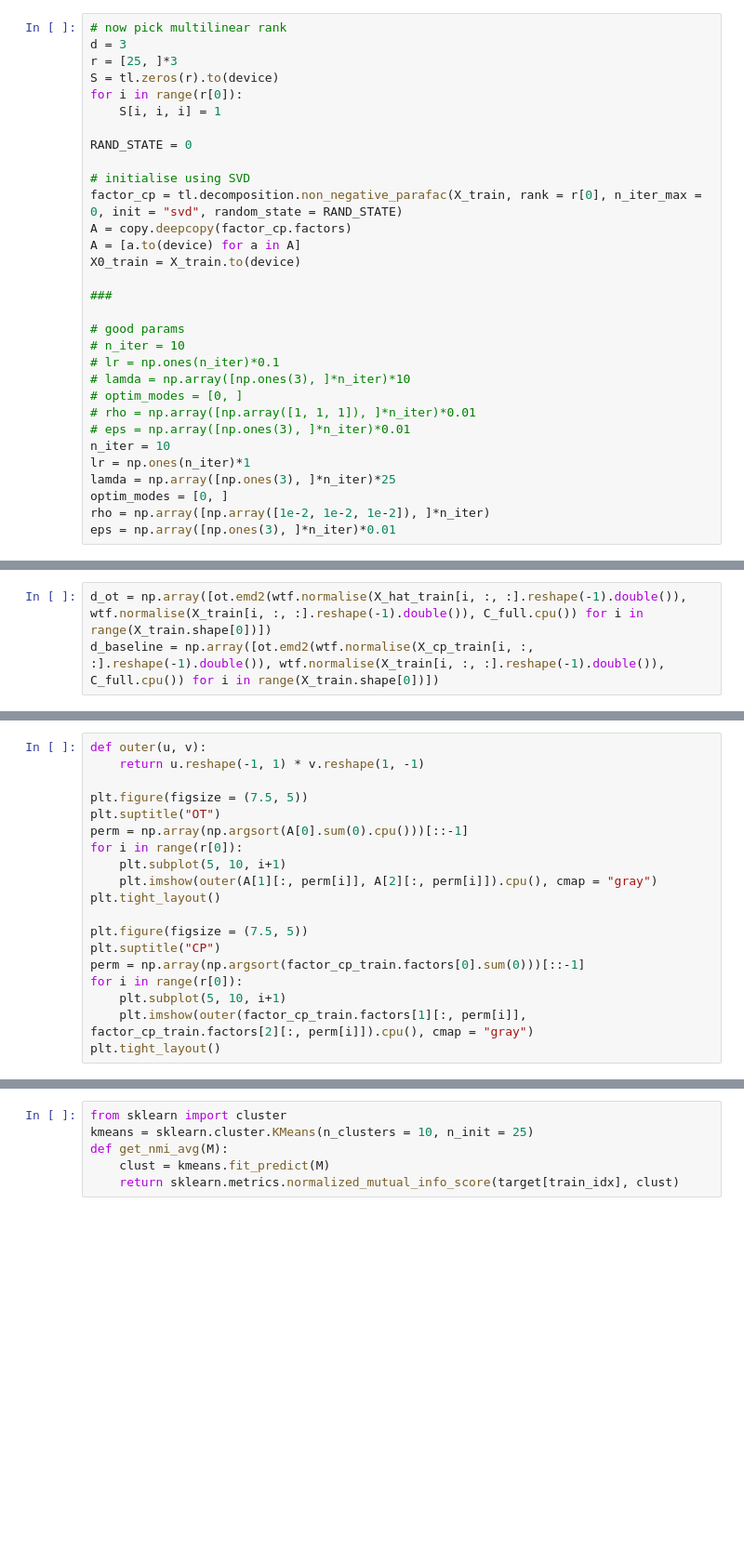
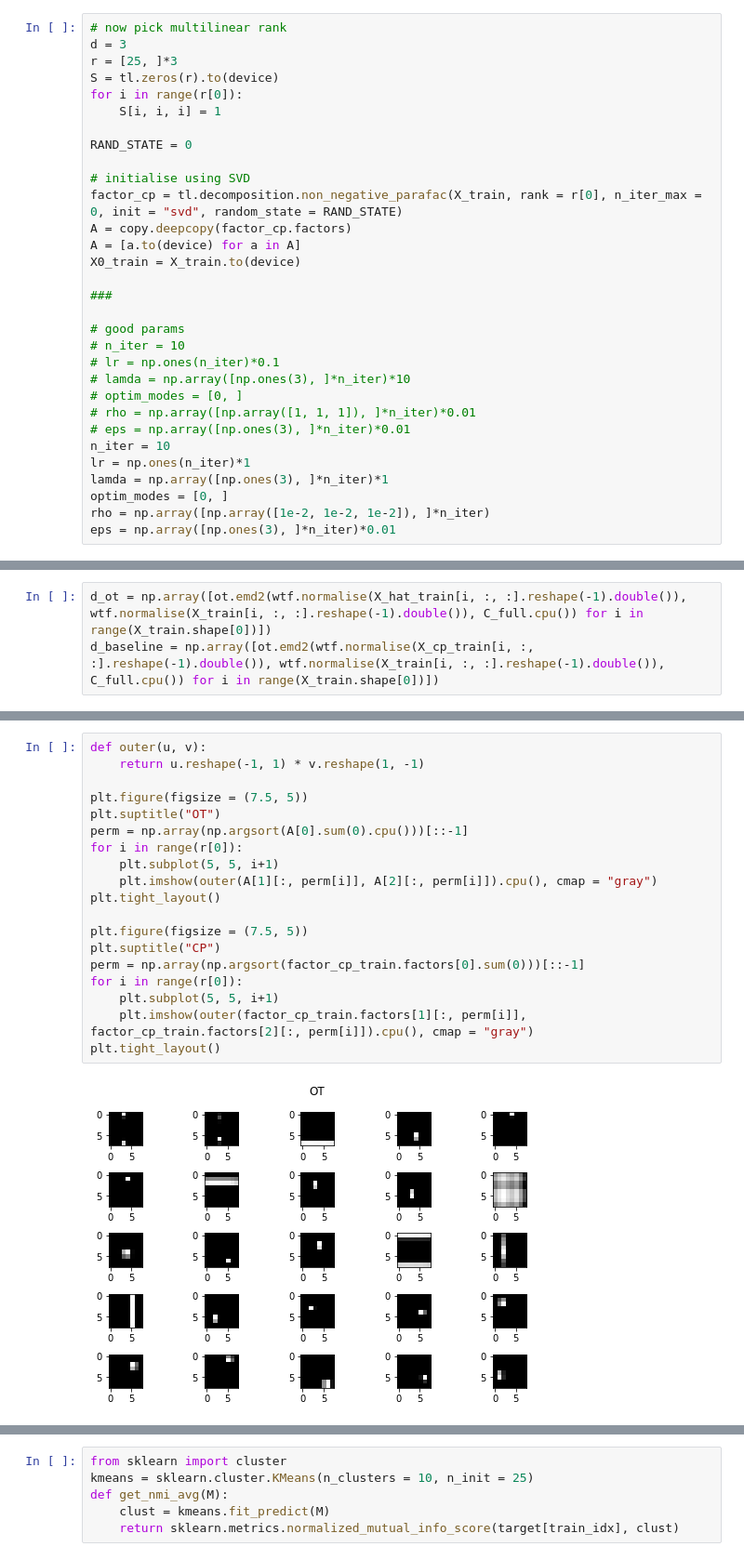
Before and after one commit to zsteve/wtf, a Jupyter notebook: examples/digits.ipynb, the cells around one changed output, grey strips where cells are left out. Shown: that part at 93% size. Saved outputs shown, nothing was run; the diff lists cells and outputs as text; blank space fills up the shorter version.

```diff
--- a/examples/digits.ipynb
+++ b/examples/digits.ipynb
@@ -112,7 +112,7 @@ X0_train = X_train.to(device)
 # eps = np.array([np.ones(3), ]*n_iter)*0.01
 n_iter = 10
 lr = np.ones(n_iter)*1
-lamda = np.array([np.ones(3), ]*n_iter)*25
+lamda = np.array([np.ones(3), ]*n_iter)*1
 optim_modes = [0, ]
 rho = np.array([np.array([1e-2, 1e-2, 1e-2]), ]*n_iter)
 eps = np.array([np.ones(3), ]*n_iter)*0.01
@@ -231,19 +251,21 @@ for i in range(40):
 # %%
 def outer(u, v):
     return u.reshape(-1, 1) * v.reshape(1, -1)
 
 plt.figure(figsize = (7.5, 5))
 plt.suptitle("OT")
 perm = np.array(np.argsort(A[0].sum(0).cpu()))[::-1]
 for i in range(r[0]):
-    plt.subplot(5, 10, i+1)
+    plt.subplot(5, 5, i+1)
     plt.imshow(outer(A[1][:, perm[i]], A[2][:, perm[i]]).cpu(), cmap = "gray")
 plt.tight_layout()
 
 plt.figure(figsize = (7.5, 5))
 plt.suptitle("CP")
 perm = np.array(np.argsort(factor_cp_train.factors[0].sum(0)))[::-1]
 for i in range(r[0]):
-    plt.subplot(5, 10, i+1)
+    plt.subplot(5, 5, i+1)
     plt.imshow(outer(factor_cp_train.factors[1][:, perm[i]], factor_cp_train.factors[2][:, perm[i]]).cpu(), cmap = "gray")
 plt.tight_layout()
+# %% [output]
+[figure, added]
```
Also changed, not shown: parts of 18 cells of this notebook, 3 other files.
